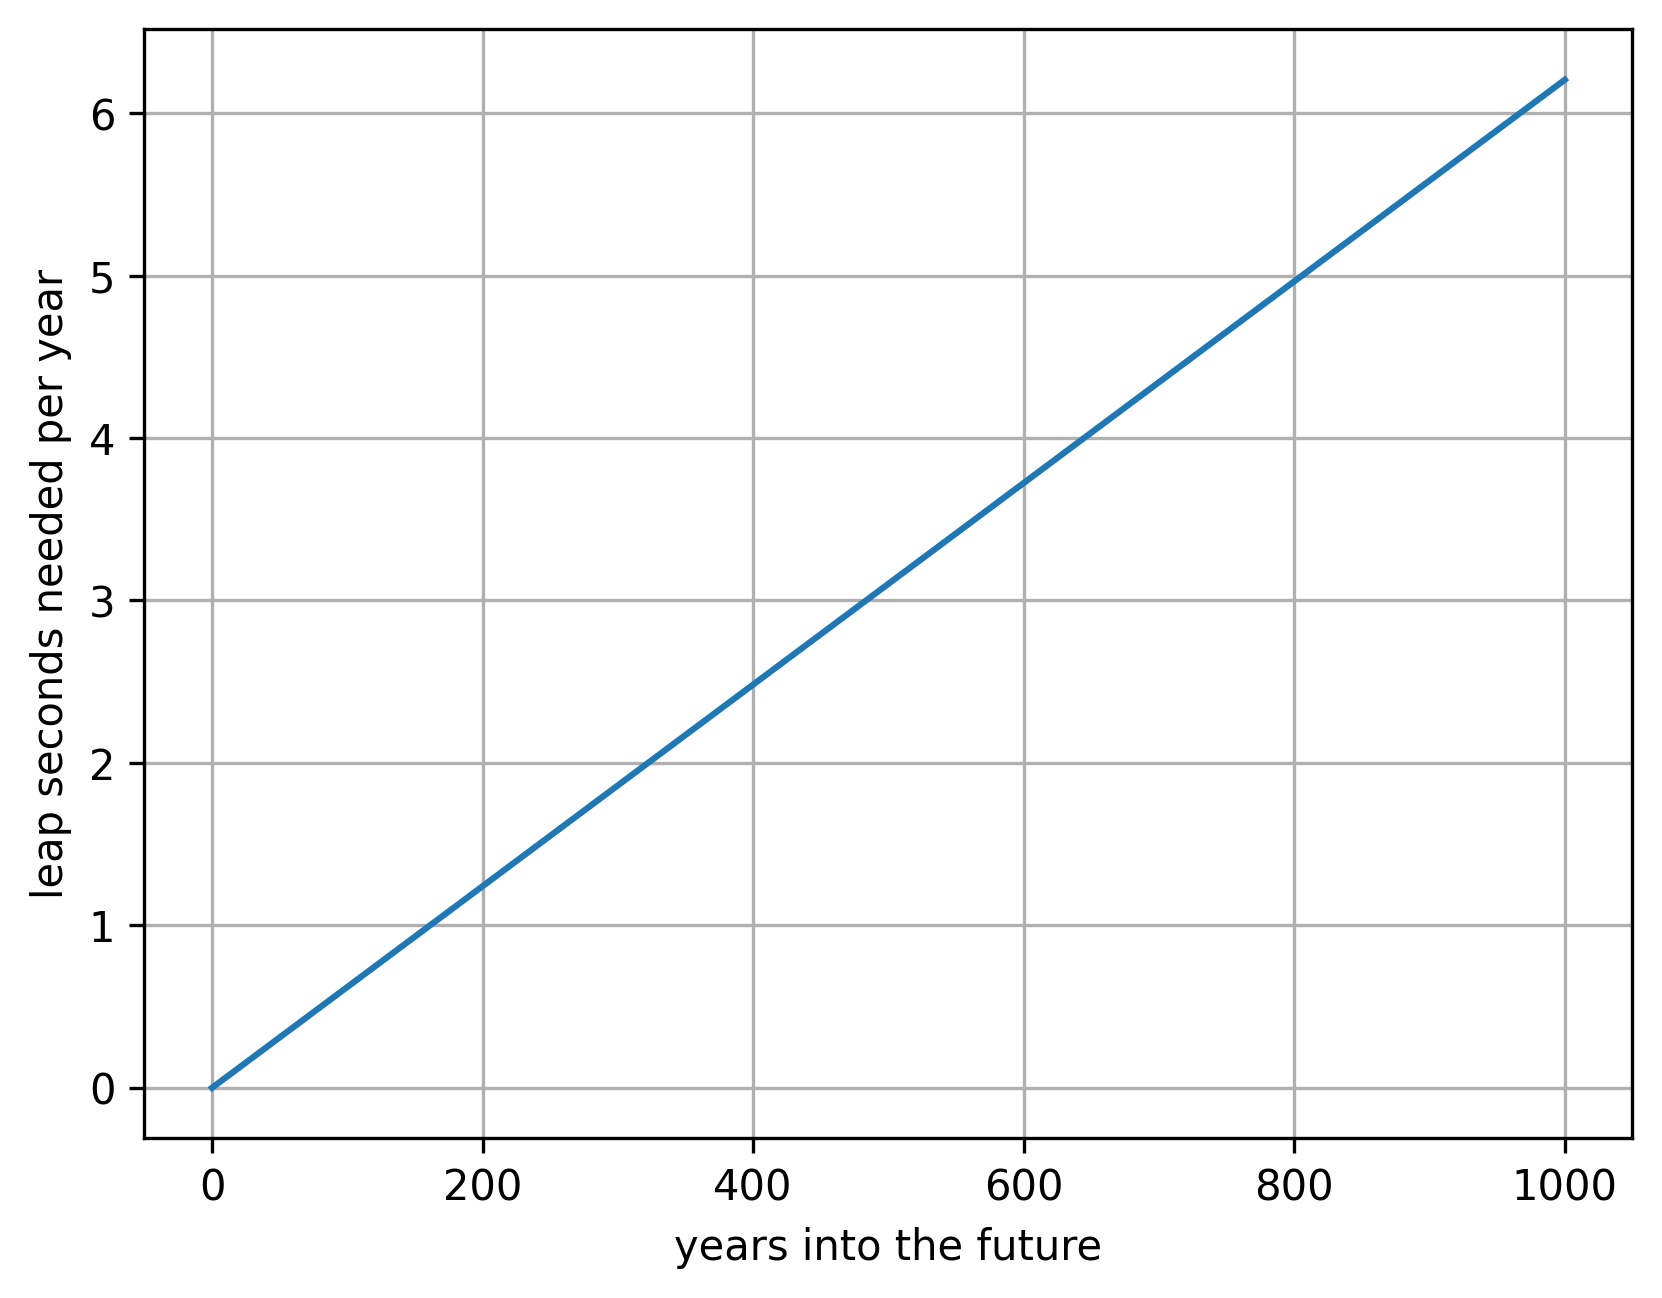
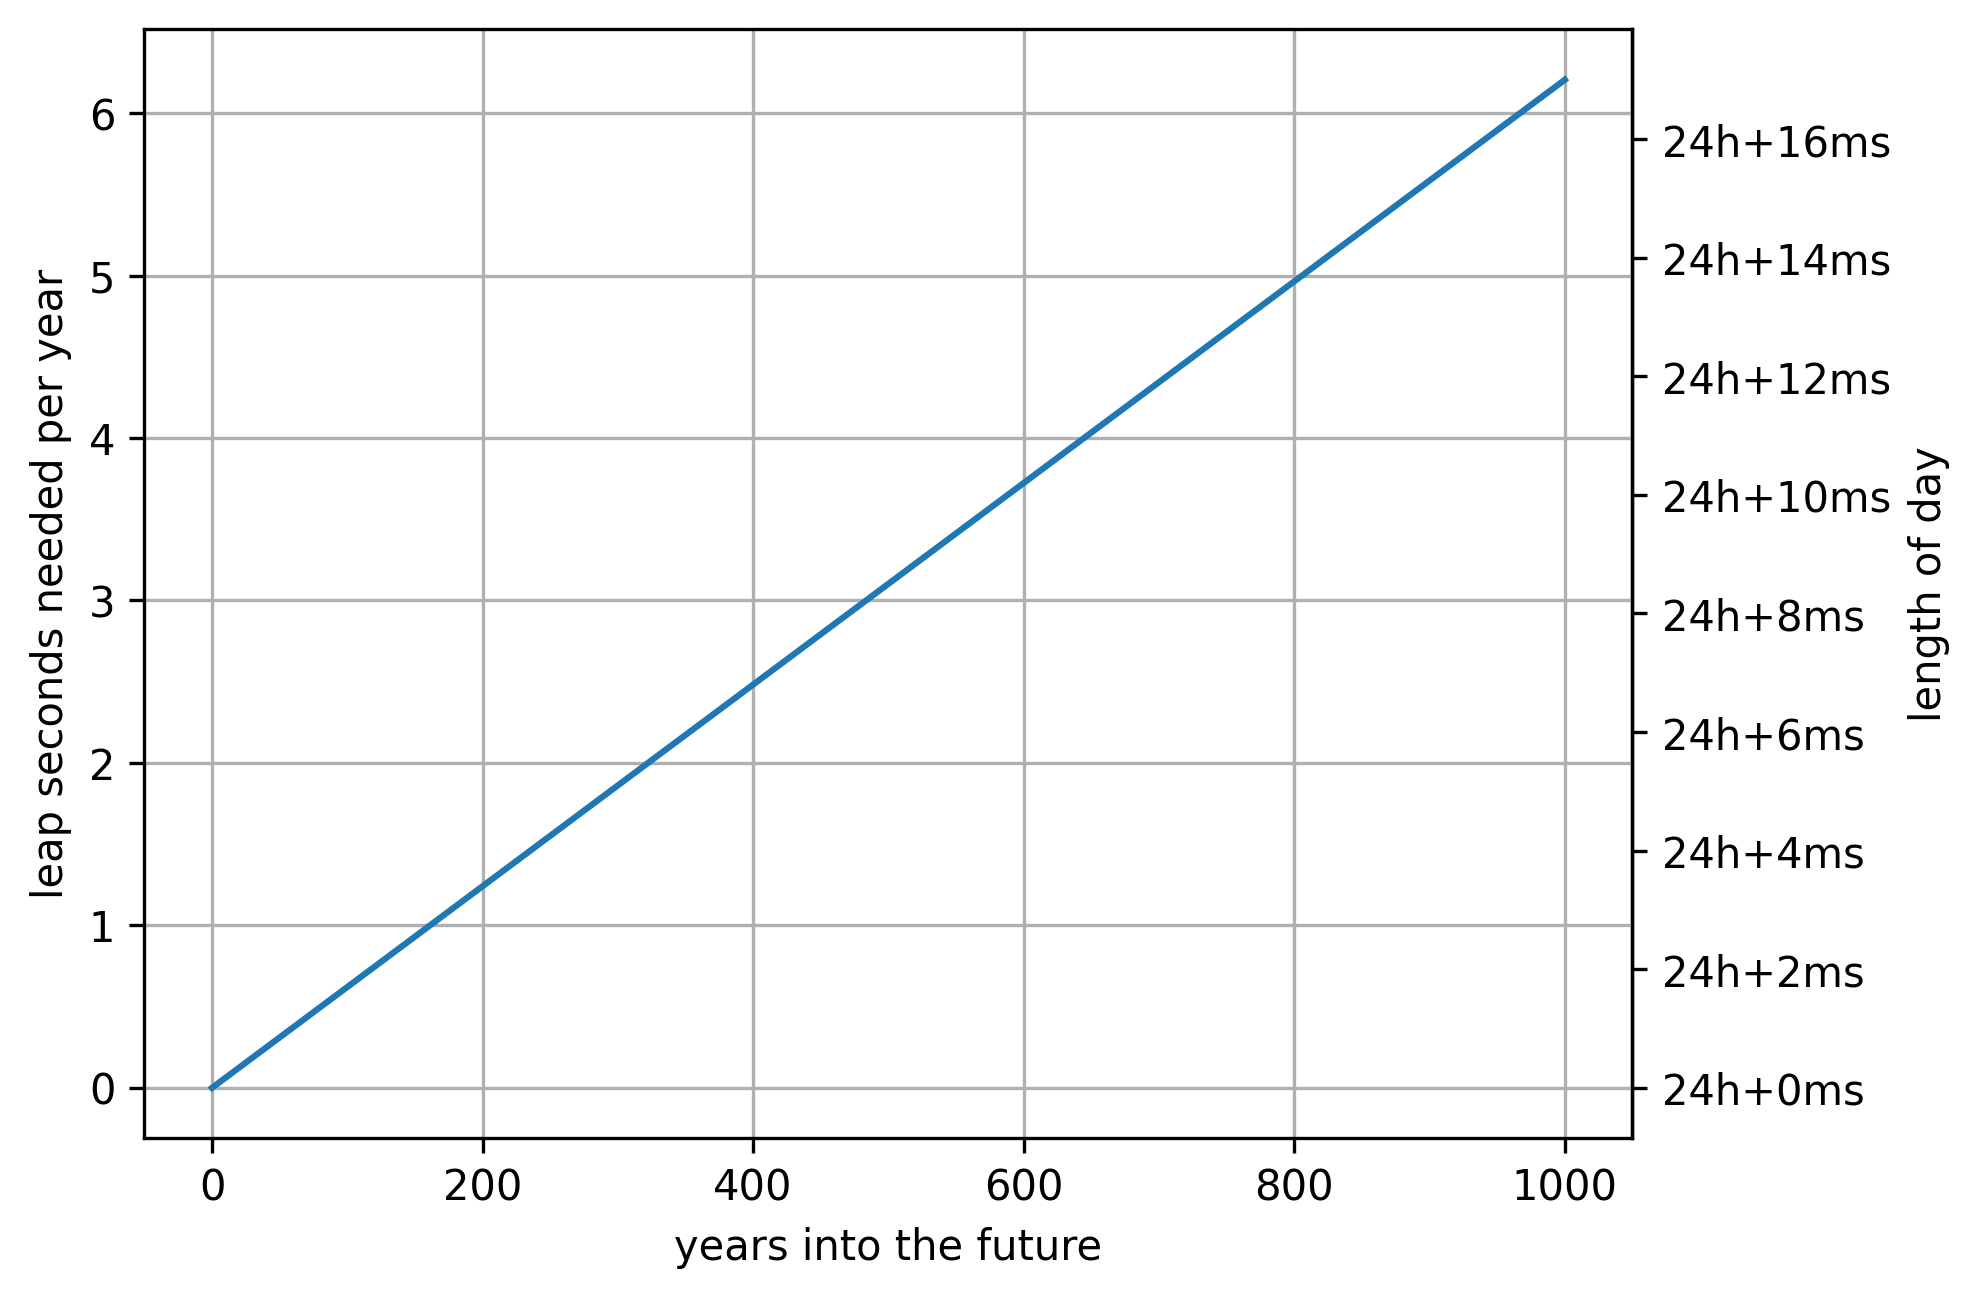
The change to this notebook cell's code, shown as a diff; its figure went from the first image to the second:
--- before
+++ after
@@ -6,2 +6,16 @@
 ax.set_ylabel("leap seconds needed per year")
 ax.grid(True)
+
+secax = ax.secondary_yaxis(
+    location='right',
+    functions=(lambda leapsec_per_year: leapsec_per_year/sc.year * sc.day,
+               lambda daylength_delta: daylength_delta/sc.day * sc.year)
+)
+secax.set_ylabel('length of day')
+
+def day_delta_to24hplusx(sec, pos):
+    return f"24h+{int(sec*1000):d}ms"
+secax.yaxis.set_major_formatter(FuncFormatter(day_delta_to24hplusx))
+secax.yaxis.set_major_locator(MultipleLocator(0.002))
+
+secax.grid(True)

Commit: math/leapseconds